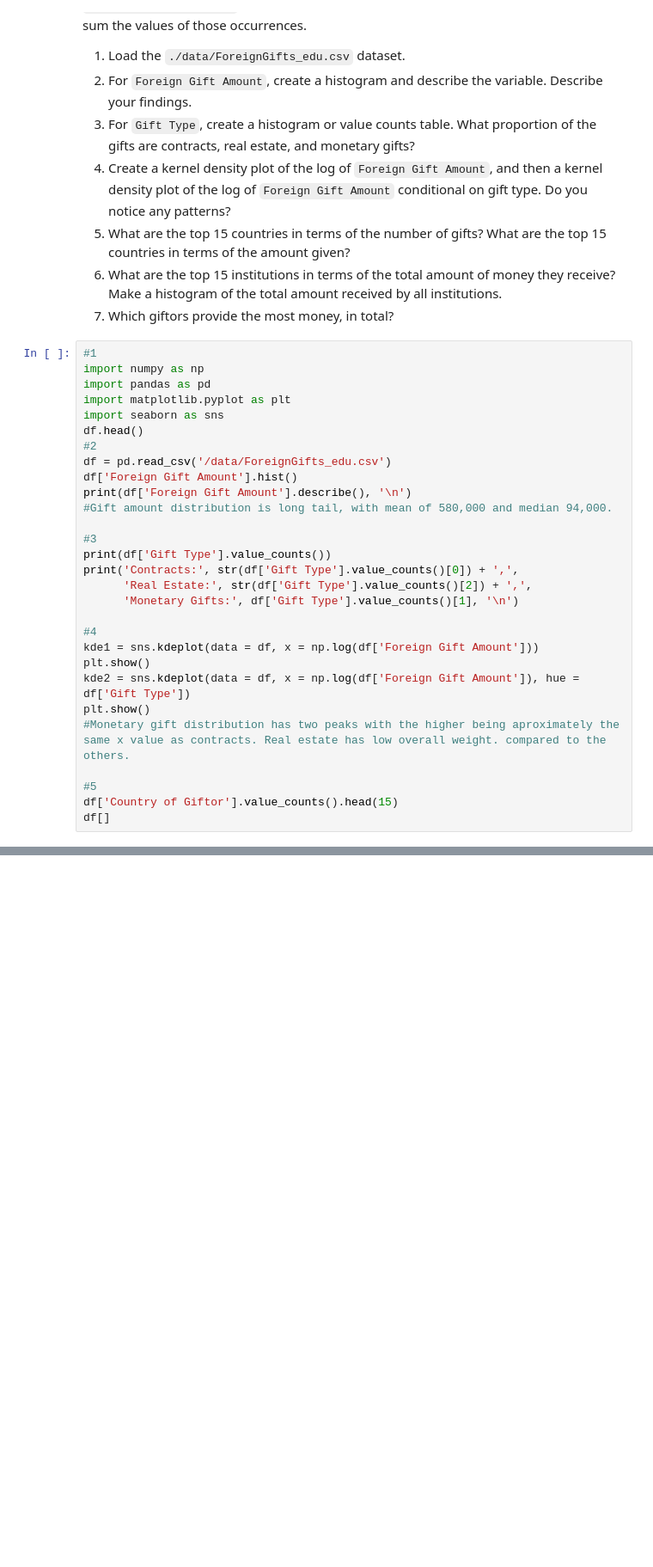
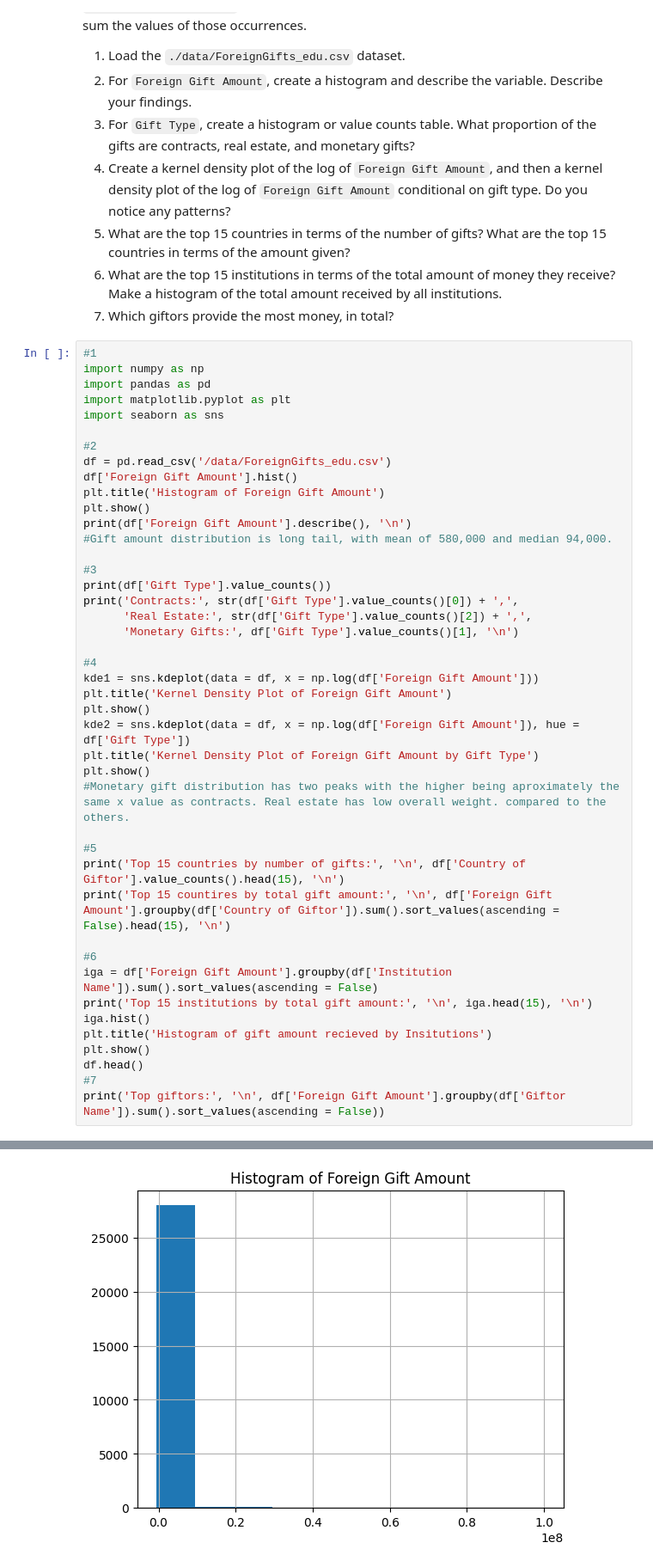
Before and after one commit to tgreg-stack/EDA, a Jupyter notebook: assignment/assignment.ipynb, the cells around one changed output, grey strips where cells are left out. Shown at 86% size. Drawn from its saved outputs; the diff is of its cells as text; blank space fills up the shorter version.

```diff
--- a/assignment/assignment.ipynb
+++ b/assignment/assignment.ipynb
@@ -36,10 +36,12 @@ import numpy as np
 import pandas as pd
 import matplotlib.pyplot as plt
 import seaborn as sns
-df.head()
+
 #2
 df = pd.read_csv('/data/ForeignGifts_edu.csv')
 df['Foreign Gift Amount'].hist()
+plt.title('Histogram of Foreign Gift Amount')
+plt.show()
 print(df['Foreign Gift Amount'].describe(), '\n')
 #Gift amount distribution is long tail, with mean of 580,000 and median 94,000.
 
@@ -51,12 +53,24 @@ print('Contracts:', str(df['Gift Type'].value_counts()[0]) + ',',
 
 #4
 kde1 = sns.kdeplot(data = df, x = np.log(df['Foreign Gift Amount']))
+plt.title('Kernel Density Plot of Foreign Gift Amount')
 plt.show()
 kde2 = sns.kdeplot(data = df, x = np.log(df['Foreign Gift Amount']), hue = df['Gift Type'])
+plt.title('Kernel Density Plot of Foreign Gift Amount by Gift Type')
 plt.show()
 #Monetary gift distribution has two peaks with the higher being aproximately the same x value as contracts. Real estate has low overall weight. compared to the others.
 
 #5
-df['Country of Giftor'].value_counts().head(15)
-df[]
+print('Top 15 countries by number of gifts:', '\n', df['Country of Giftor'].value_counts().head(15), '\n')
+print('Top 15 countires by total gift amount:', '\n', df['Foreign Gift Amount'].groupby(df['Country of Giftor']).sum().sort_values(ascending = False).head(15), '\n')
+
+#6
+iga = df['Foreign Gift Amount'].groupby(df['Institution Name']).sum().sort_values(ascending = False)
+print('Top 15 institutions by total gift amount:', '\n', iga.head(15), '\n')
+iga.hist()
+plt.title('Histogram of gift amount recieved by Insitutions')
+plt.show()
+df.head()
+#7
+print('Top giftors:', '\n', df['Foreign Gift Amount'].groupby(df['Giftor Name']).sum().sort_values(ascending = False))
 # %% [output]
@@ -79,0 +77 @@ df[]
+[figure, added]
```
Also changed, not shown: parts of 1 cell of this notebook.
